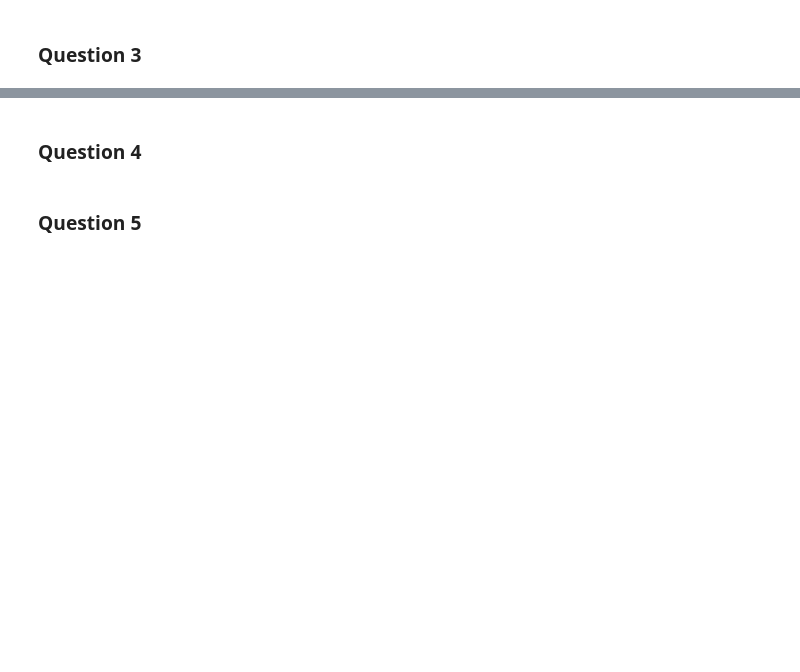
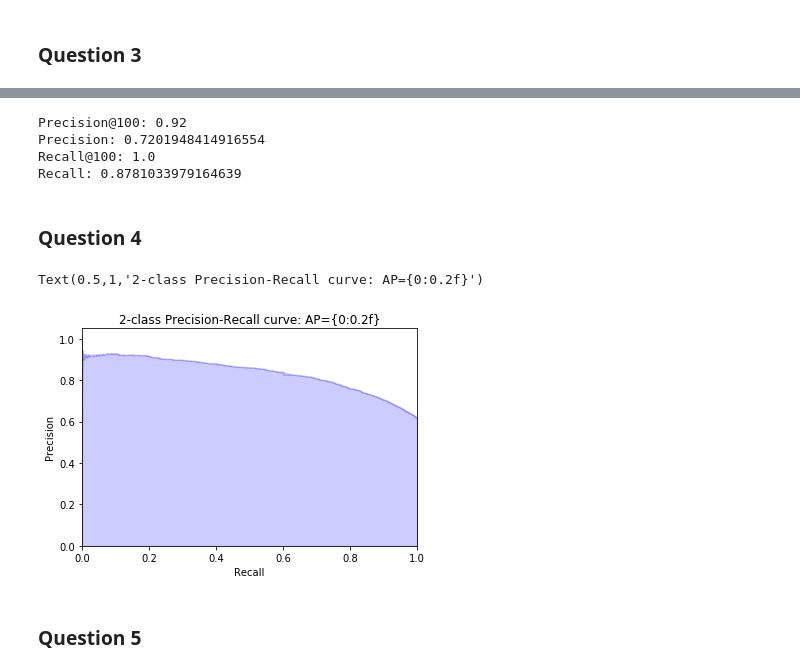
Before and after one commit to psmeireles/CSE-158-HW, a Jupyter notebook: HW2/HW2.ipynb, the cells around one changed output, grey strips where cells are left out. Drawn from its saved outputs; the diff is of its cells as text; code cells hidden in the pictures; blank space fills up the shorter version.

```diff
--- a/HW2/HW2.ipynb
+++ b/HW2/HW2.ipynb
@@ -168,5 +173,30 @@ print(retrieved)
+# %%
+print("Precision@100: " + str(precisionAt100))
+print("Precision: " + str(precision))
+print("Recall@100: " + str(recallAt100))
+print("Recall: " + str(recall))
+# %% [output]
+Precision@100: 0.92
+Precision: 0.7201948414916554
+Recall@100: 1.0
+Recall: 0.8781033979164639
 # %% [markdown]
 ### Question 4
+# %%
+precision, recall, _ = precision_recall_curve(y_test, test_scores)
+# %%
+plt.step(recall, precision, color='b', alpha=0.2,
+         where='post')
+plt.fill_between(recall, precision, alpha=0.2, color='b')
+
+plt.xlabel('Recall')
+plt.ylabel('Precision')
+plt.ylim([0.0, 1.05])
+plt.xlim([0.0, 1.0])
+plt.title('2-class Precision-Recall curve: AP={0:0.2f}')
+# %% [output]
+Text(0.5,1,'2-class Precision-Recall curve: AP={0:0.2f}')
+[figure, added]
 # %% [markdown]
 ### Question 5
 # %%
```
Also changed, not shown: parts of 27 cells of this notebook, 7 other files.
